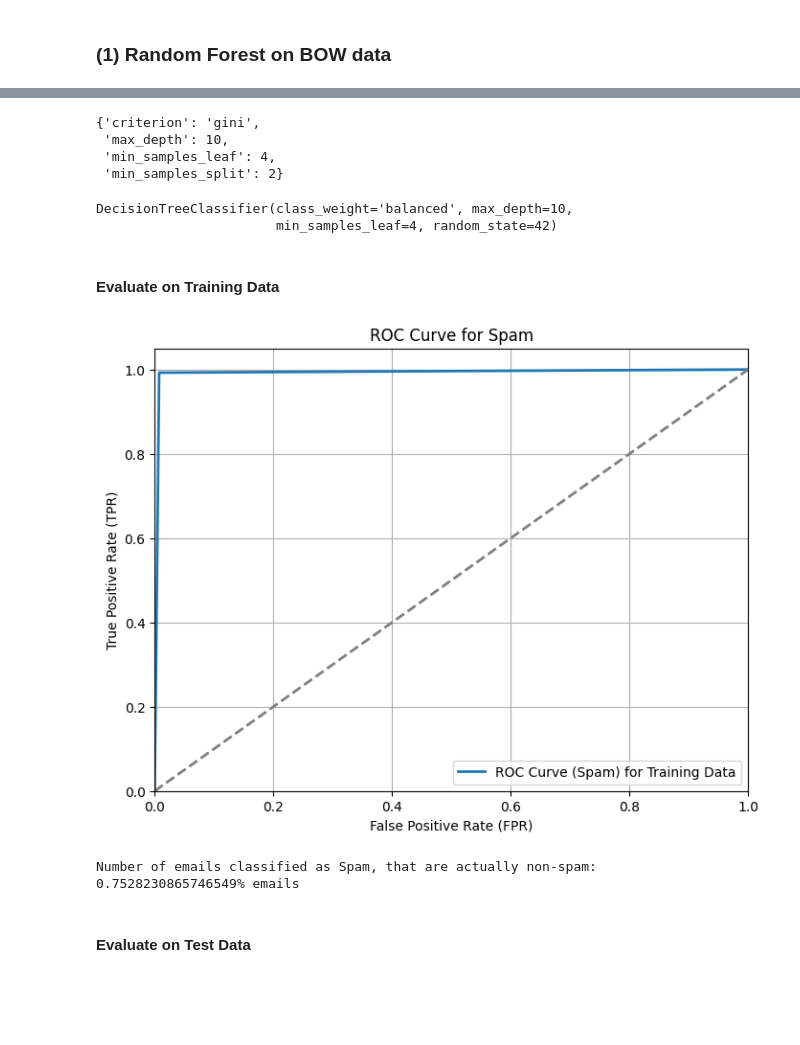
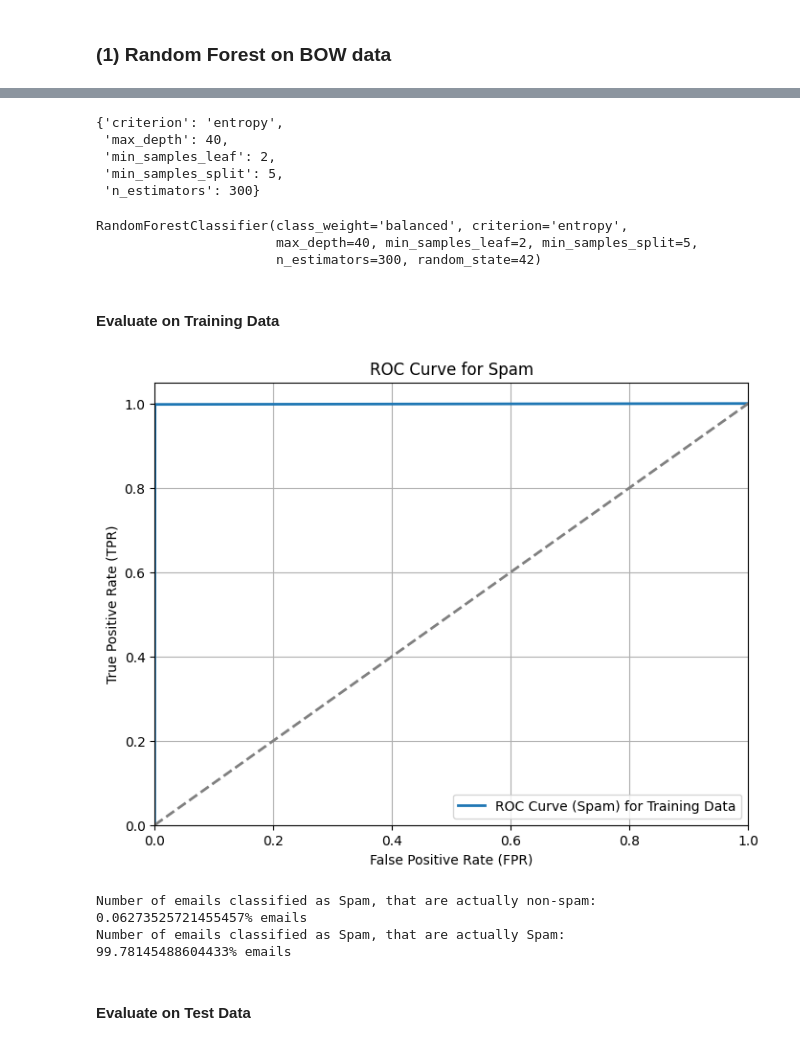
Before and after one commit to kushal-10/fantastic-eureka, a Jupyter notebook: random_forests.ipynb, the cells around one changed output, grey strips where cells are left out. Cells and saved outputs as stored; diff of their text form; code cells hidden in the pictures; blank space fills up the shorter version.

```diff
--- a/random_forests.ipynb
+++ b/random_forests.ipynb
@@ -16,11 +15,10 @@ import matplotlib.pyplot as plt
 train_bow = scipy.io.loadmat('datasets/top_nk_train.mat')
 X_train_bow = train_bow['X']
 X_train_bow = X_train_bow.toarray()
-X_train_bow = pd.DataFrame(X_train_bow)
 # X_train_bow.shape # (8000, 10000)
 
 Y_train_bow = train_bow['Y']
 Y_train_bow = Y_train_bow.toarray()
-Y_train_bow = pd.DataFrame(Y_train_bow)
-Y_train_bow.shape #(8000, 1)
+Y_train_bow = Y_train_bow.ravel()
+Y_train_bow.shape #(8000,)
 # %% [output]
@@ -46,59 +54,67 @@ grid_search.fit(X_train_bow, Y_train_bow)
 best_params = grid_search.best_params_
 best_params
 # %% [output]
-{'criterion': 'gini',
- 'max_depth': 10,
- 'min_samples_leaf': 4,
- 'min_samples_split': 2}
+{'criterion': 'entropy',
+ 'max_depth': 40,
+ 'min_samples_leaf': 2,
+ 'min_samples_split': 5,
+ 'n_estimators': 300}
 # %%
-best_params = {'criterion': 'gini',
- 'max_depth': 10,
- 'min_samples_leaf': 4,
- 'min_samples_split': 2}
+best_params = {'criterion': 'entropy',
+ 'max_depth': 40,
+ 'min_samples_leaf': 2,
+ 'min_samples_split': 5,
+ 'n_estimators': 300}
 # %%
-dt_clf_best = DecisionTreeClassifier(**best_params, class_weight='balanced', random_state=42)
-dt_clf_best.fit(X_train_bow, Y_train_bow)
+rf_clf_best = RandomForestClassifier(**best_params, class_weight='balanced', random_state=42)
+rf_clf_best.fit(X_train_bow, Y_train_bow)
 # %% [output]
-DecisionTreeClassifier(class_weight='balanced', max_depth=10,
-                       min_samples_leaf=4, random_state=42)
+RandomForestClassifier(class_weight='balanced', criterion='entropy',
+                       max_depth=40, min_samples_leaf=2, min_samples_split=5,
+                       n_estimators=300, random_state=42)
 # %% [markdown]
 #### Evaluate on Training Data
 # %%
 # Set a Threshold to classify an email as Spam
 
-pred_probs_train = dt_clf_best.predict_proba(X_train_bow)
-threshold = 0.5 # No difference till 0.97
+pred_probs_train = rf_clf_best.predict_proba(X_train_bow)
+threshold = 0.6
 pred_prob_threshold = []
 
 for i in range(len(pred_probs_train)):
     if pred_probs_train[i][1] > threshold:
         pred_prob_threshold.append(1)
     else:
         pred_prob_threshold.append(-1)
 
 
 # Calculate ROC curve for class +1 (Spam)
 fpr_spam, tpr_spam, _ = roc_curve(Y_train_bow, pred_prob_threshold, pos_label=1)
 
 plt.figure(figsize=(8, 6))
 plt.plot(fpr_spam, tpr_spam, lw=2, label='ROC Curve (Spam) for Training Data')
 plt.plot([0, 1], [0, 1], color='gray', linestyle='--', lw=2)
 plt.xlim([0.0, 1.0])
 plt.ylim([0.0, 1.05])
 plt.xlabel('False Positive Rate (FPR)')
 plt.ylabel('True Positive Rate (TPR)')
 plt.title('ROC Curve for Spam')
 plt.legend(loc='lower right')
 plt.grid(True)
 plt.show()
 
 # False Positive rate for this ROC gives the number of emails that are legitimate, but classified as spam
 print("Number of emails classified as Spam, that are actually non-spam: ")
 print(str(fpr_spam[1]*100) + "% emails")
+
+print("Number of emails classified as Spam, that are actually Spam: ")
+print(str(tpr_spam[1]*100) + "% emails")
 # %% [output]
-[figure, old version]
+[figure, new version]
 Number of emails classified as Spam, that are actually non-spam:
-0.7528230865746549% emails
+0.06273525721455457% emails
+Number of emails classified as Spam, that are actually Spam:
+99.78145488604433% emails
 # %% [markdown]
 #### Evaluate on Test Data
 # %%
```
Also changed, not shown: parts of 15 cells of this notebook, 1 other file.
